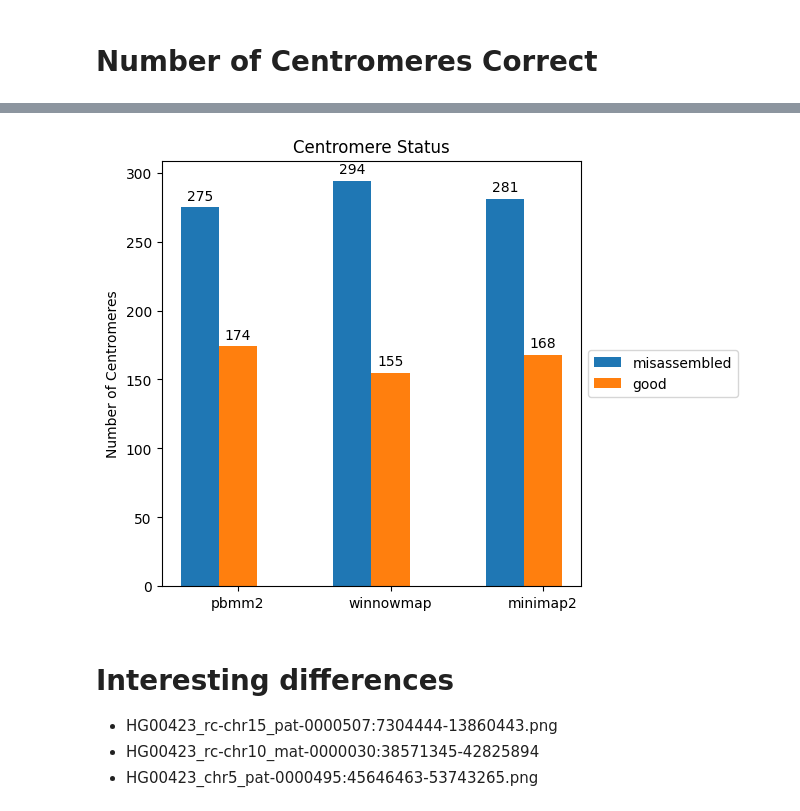
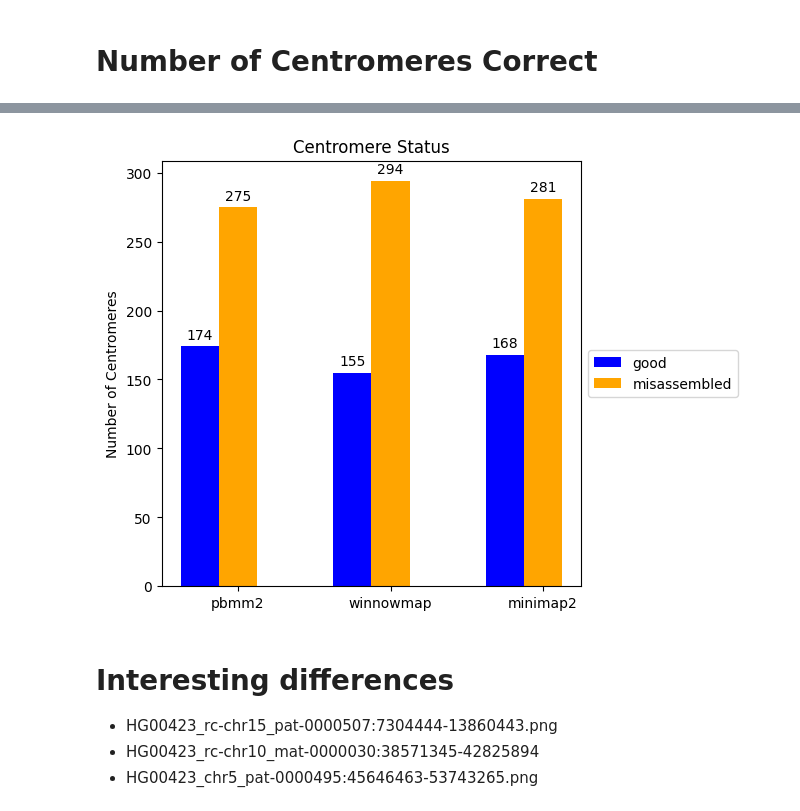
Before and after one commit to logsdon-lab/CenMAP, a Jupyter notebook: workflow/notebooks/summarize_bmks.ipynb, the cells around one changed output, grey strips where cells are left out. Saved outputs shown, nothing was run; the diff lists cells and outputs as text; code cells hidden in the pictures.

```diff
--- a/workflow/notebooks/summarize_bmks.ipynb
+++ b/workflow/notebooks/summarize_bmks.ipynb
@@ -136,7 +142,10 @@ df_all_status_long = pl.concat(
         chrom=pl.col("ctg").str.extract(r"_(rc-)*(chr\w*?)_", group_index=2),
         sample=pl.col("ctg").str.extract(r"(\w*?)_"),
     )
-    .with_columns(pl.col("aligner").cast(pl.Enum(ALIGNER_PARAMS.keys())))
+    .with_columns(
+        pl.col("aligner").cast(pl.Enum(ALIGNER_PARAMS.keys())),
+        pl.col("chrom").cast(pl.Enum(CHROMS))
+    )
     for aligner_name in ALIGNER_PARAMS.keys()
 )
 df_all_status_long
@@ -195,0 +208,3 @@ venn_cnts
+# %%
+df_all_status_grouped_combined = df_all_status_combined.group_by("chrom").agg(pl.col("comb").value_counts()).sort(by="chrom")
+df_all_status_grouped_combined
@@ -202,0 +279,9 @@ plt.savefig(OUTPUT_DIR.joinpath("venn_shared_correct_cens.png"))
+# %%
+df_all_status_long_summarized_chr = (
+    df_all_status_long.group_by("aligner", "chrom")
+    .agg(pl.col("status").value_counts())
+    .explode("status")
+    .unnest("status")
+    .sort("chrom", "aligner", "status")
+)
+df_all_status_long_summarized_chr
@@ -215,0 +316,25 @@ shape: (6, 3)
+# %%
+plt.close("all")
+fig, axes = plt.subplots(4, 6, layout='constrained', figsize=(24, 12), sharey=True)
+width = 0.25
+
+for i, (chrom_name, df_chrom) in enumerate(df_all_status_long_summarized_chr.group_by(["chrom"], maintain_order=True)):
+    row, col = divmod(i, 6)
+    ax: plt.Axes = axes[row, col]
+    chrom_name = chrom_name[0]
+    x = np.arange(len(ALIGNER_PARAMS.keys()))
+    for i2, (status, df_status_grp) in enumerate(df_chrom.group_by(["status"], maintain_order=True)):
+        status = status[0]
+        color = STATUS_COLORS[status]
+        offset = width * i2
+        rects = ax.bar(x + offset, df_status_grp["count"], width, label=status, color=color)
+        ax.bar_label(rects, padding=3)
+        ax.set_title(chrom_name)
+        ax.set_xticks(x + width, ALIGNER_PARAMS.keys())
+
+handles, labels = plt.gca().get_legend_handles_labels()
+by_label = dict(zip(labels, handles))
+fig.supylabel("Number of Centromeres")
+fig.suptitle('Centromere Status by Chromosome')
+_ = fig.legend(by_label.values(), by_label.keys(), loc='center left', bbox_to_anchor=(1, 0.5))
+fig.savefig(OUTPUT_DIR.joinpath("cens_status_by_chrom.png"))
@@ -216,23 +343,24 @@ shape: (6, 3)
 # %%
 plt.close("all")
 fig, ax = plt.subplots(layout='constrained')
 ax: plt.Axes
 width = 0.25
 
 x = np.arange(len(ALIGNER_PARAMS.keys()))
 for i, (status, df_status_grp) in enumerate(df_all_status_long_summarized.group_by(["status"], maintain_order=True)):
     status = status[0]
+    color = STATUS_COLORS[status]
     offset = width * i
-    rects = ax.bar(x + offset, df_status_grp["count"], width, label=status)
+    rects = ax.bar(x + offset, df_status_grp["count"], width, label=status, color=color)
     ax.bar_label(rects, padding=3)
 
 ax.set_ylabel('Number of Centromeres')
 ax.set_title('Centromere Status')
 ax.set_xticks(x + width, ALIGNER_PARAMS.keys())
 _ = ax.legend(loc='center left', bbox_to_anchor=(1, 0.5))
 fig.savefig(OUTPUT_DIR.joinpath("cens_status.png"))
 # %% [output]
-[figure, old version]
+[figure, new version]
 # %% [markdown]
 # Interesting differences
 * HG00423_rc-chr15_pat-0000507:7304444-13860443.png
```
Also changed, not shown: parts of 13 cells of this notebook, 2 other files.
